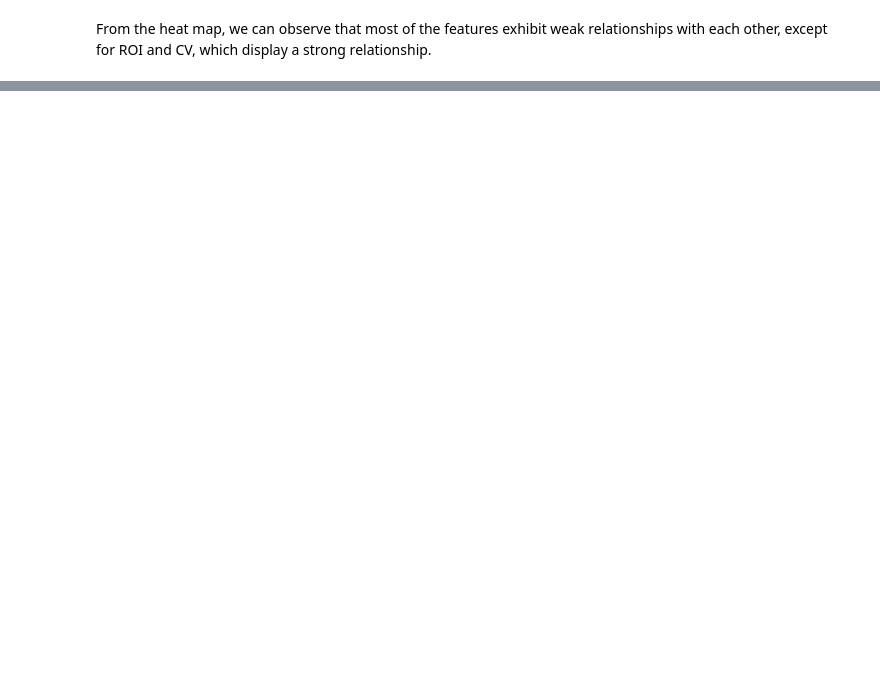
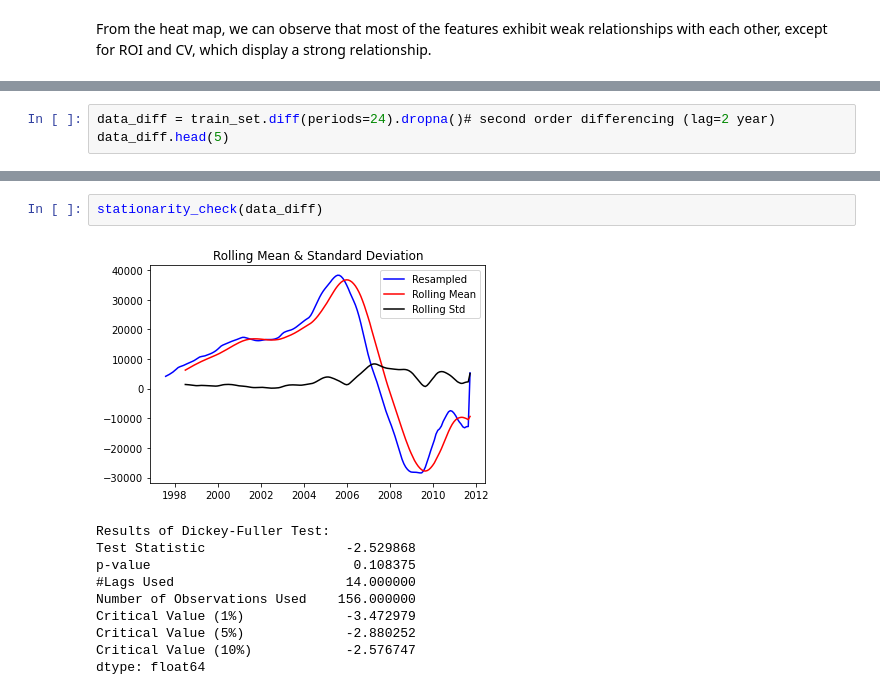
Before and after one commit to Eddie-254/Phase-4-Project, a Jupyter notebook: Main_Notebook.ipynb, the cells around one changed output, grey strips where cells are left out. Saved outputs shown, nothing was run; the diff lists cells and outputs as text; blank space fills up the shorter version.

```diff
--- a/Main_Notebook.ipynb
+++ b/Main_Notebook.ipynb
@@ -571,0 +785,3 @@ From the heat map, we can observe that most of the features exhibit weak relatio
+# %%
+data_diff = train_set.diff(periods=24).dropna()# second order differencing (lag=2 year)
+data_diff.head(5)
@@ -571,0 +796,13 @@ From the heat map, we can observe that most of the features exhibit weak relatio
+# %%
+stationarity_check(data_diff)
+# %% [output]
+[figure, added]
+Results of Dickey-Fuller Test:
+Test Statistic                  -2.529868
+p-value                          0.108375
+#Lags Used                      14.000000
+Number of Observations Used    156.000000
+Critical Value (1%)             -3.472979
+Critical Value (5%)             -2.880252
+Critical Value (10%)            -2.576747
+dtype: float64
```
Also changed, not shown: parts of 34 cells of this notebook.
